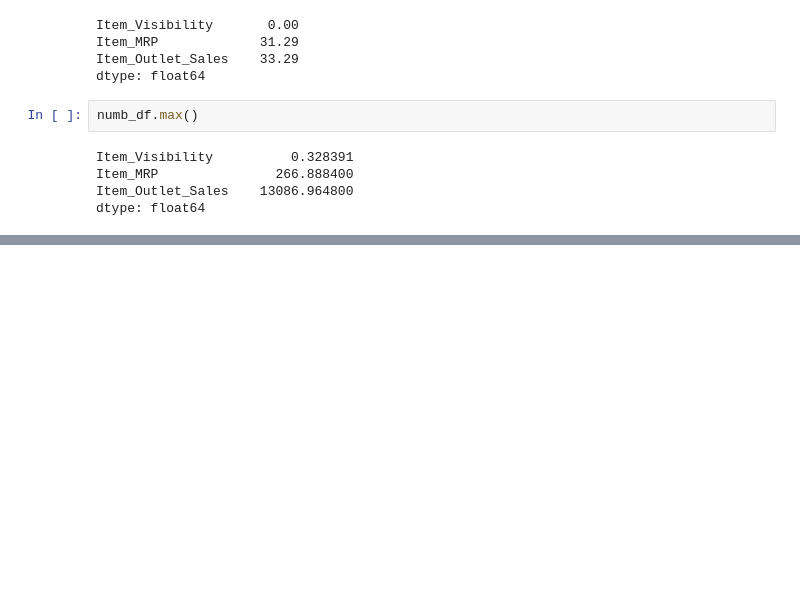
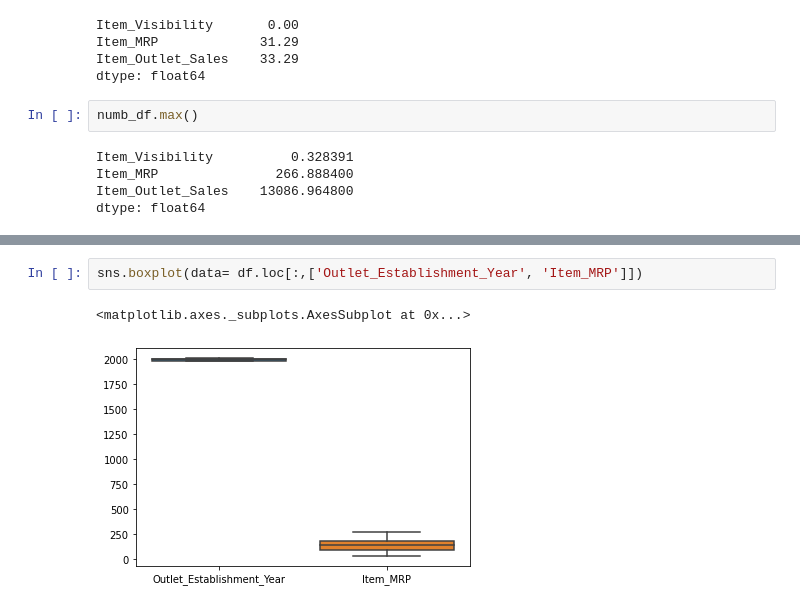
Before and after one commit to AaronRM9416/Food_Sales, a Jupyter notebook: Food_sales_project.ipynb, the cells around one changed output, grey strips where cells are left out. Cells and saved outputs as stored; diff of their text form; blank space fills up the shorter version.

```diff
--- a/Food_sales_project.ipynb
+++ b/Food_sales_project.ipynb
@@ -228,0 +270,5 @@ dtype: float64
+# %%
+sns.boxplot(data= df.loc[:,['Outlet_Establishment_Year', 'Item_MRP']])
+# %% [output]
+<matplotlib.axes._subplots.AxesSubplot at 0x...>
+[figure, added]
```
Also changed, not shown: parts of 6 cells of this notebook.
